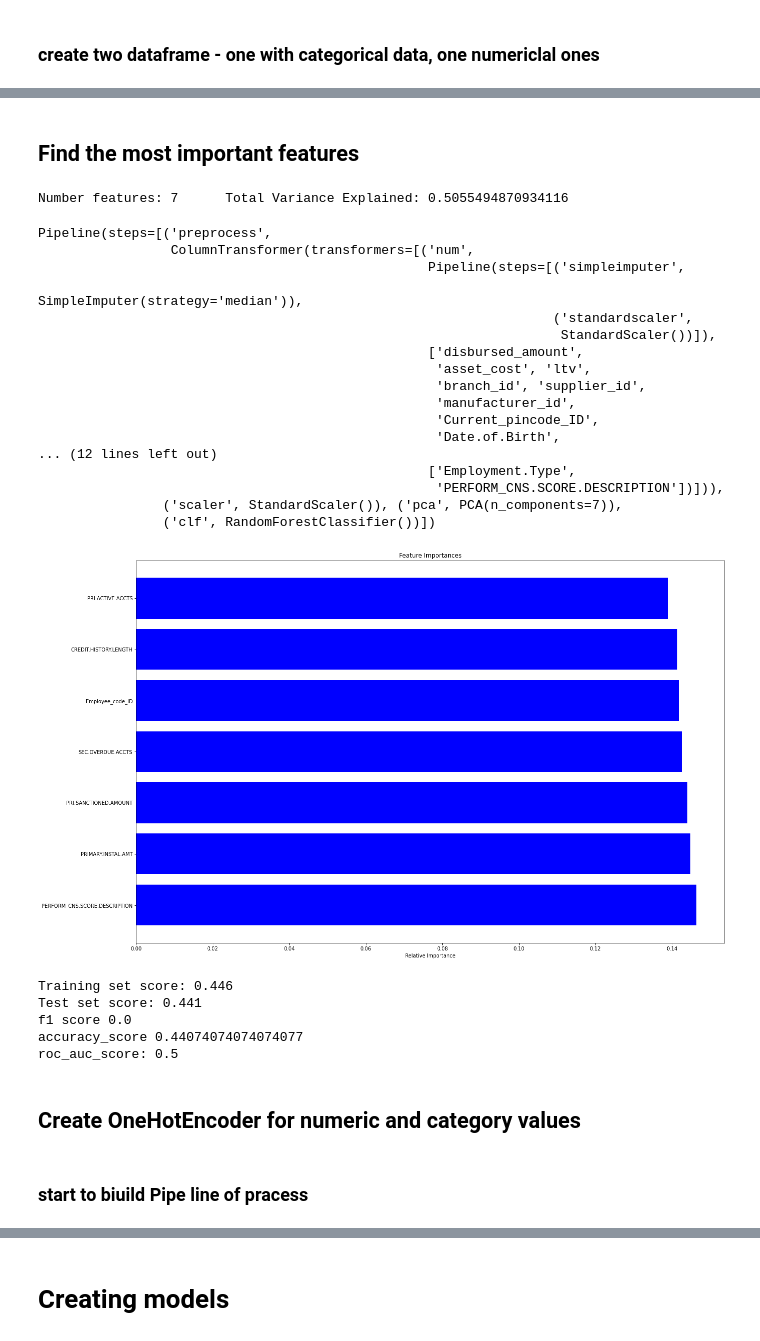
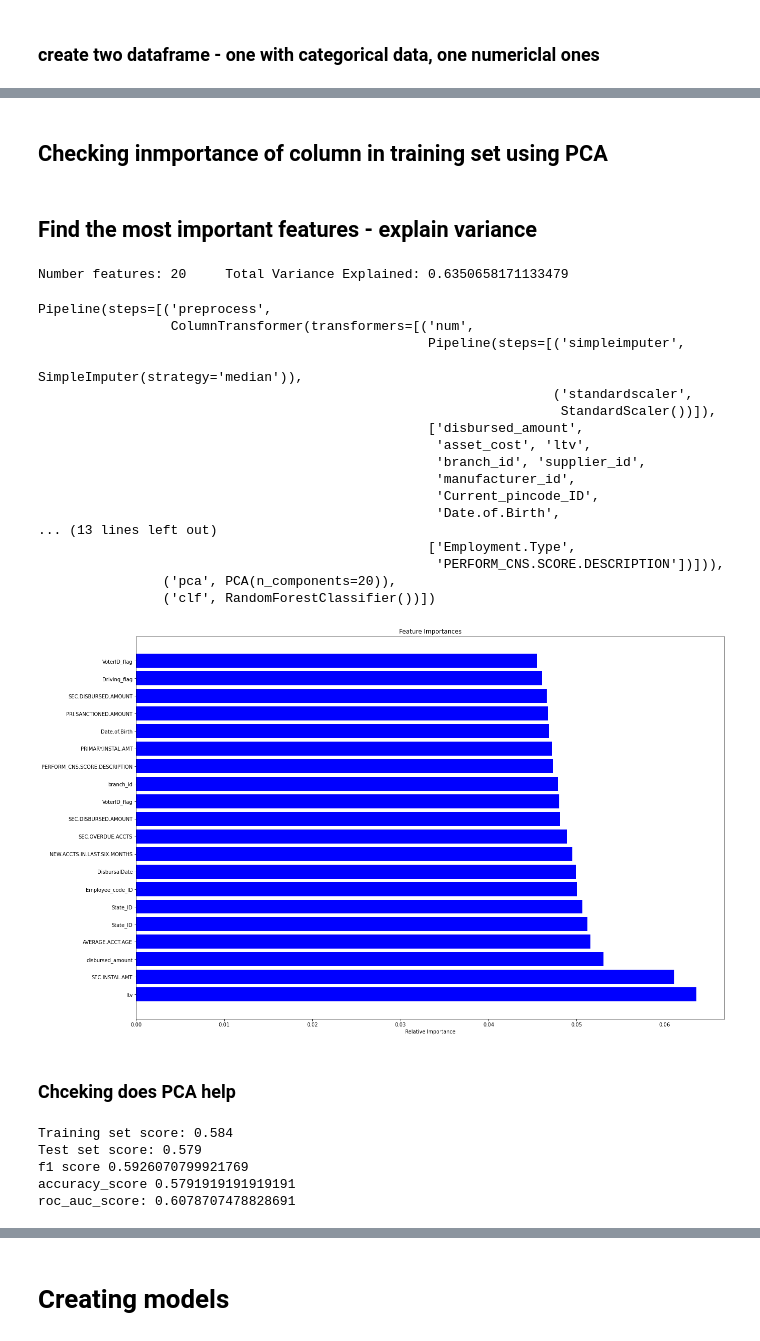
Before and after one commit to adamgie/Churn_project, a Jupyter notebook: projekt-chunrn_analysis_remarks.ipynb, the cells around one changed output, grey strips where cells are left out. Cells and saved outputs as stored; diff of their text form; code cells hidden in the pictures.

```diff
--- a/projekt-chunrn_analysis_remarks.ipynb
+++ b/projekt-chunrn_analysis_remarks.ipynb
@@ -265,5 +280,5 @@ X.shape: (18000, 38) y.shape: (18000,)
 # %%
-X_train, X_test, y_train, y_test = train_test_split(X, y, test_size=0.33, random_state=42)
+X_train, X_test, y_train, y_test = train_test_split(X, y, test_size=0.33, random_state=42,stratify=y)
 
 plt.hist(y_train, alpha=0.5)
 plt.hist(y_test, alpha=0.5)
@@ -380,6 +383,5 @@ X_train_cat=X_train[column_to_cat]
 # %%
-from sklearn.pipeline import make_pipeline
-from sklearn.compose import ColumnTransformer
+
 # first select the numerical and categorical columns
 
 # pipeline for categorical data
@@ -389,11 +391,11 @@ cat_preprocessing = make_pipeline(
     )
 
 # pipeline for numerical data
-num_preprocessing = make_pipeline(SimpleImputer(strategy="median"), aStndardScaler())
+num_preprocessing = make_pipeline(SimpleImputer(strategy="median"), StandardScaler())
 
 # combine both pipeline using a columnTransformer
-preprocessing = ColumnTransformer(
+preprocess_pipeline = ColumnTransformer(
     [("num", num_preprocessing, column_to_num), ("cat", cat_preprocessing, column_to_cat)]
 )
 
-preprocessing
+##preprocessing
@@ -438,28 +456,32 @@ ColumnTransformer(transformers=[('num',
+# %% [markdown]
+## Checking inmportance of column in training set using PCA
 # %% [markdown]
-## Find the most important features
+## Find the most important features - explain variance
 # %%
 
 # make a new pipeline that does everything
 full_pipe = Pipeline(
     [
-        ("preprocess", preprocessing)
+        ("preprocess", preprocess_pipeline)
+
     ]
 )
 
 # measure model performance using cross-validation
+scaler = StandardScaler()
+pca = PCA()
+X_train_proc = full_pipe.fit_transform(X_train)
+X_train_scaler = scaler.fit_transform(X_train_proc)
 
-grid_pca = full_pipe.fit_transform(X_train)
-grid_pca
-X_pca = pca.fit_transform(grid_pca)
+X_pca = pca.fit_transform(X_train_scaler)
 total_explained_variance = pca.explained_variance_ratio_.cumsum()
 n_over_95 = len(total_explained_variance[total_explained_variance >= .95])
 n_to_reach_95 = X_train.shape[1] - n_over_95 + 1
 print("Number features: {}\tTotal Variance Explained: {}".format(n_to_reach_95, total_explained_variance[n_to_reach_95 - 1]))
 # %% [output]
-Number features: 7      Total Variance Explained: 0.5055494870934116
+Number features: 20     Total Variance Explained: 0.6350658171133479
 # %%
-pipe = Pipeline([('preprocess', preprocessing),
- ('scaler', StandardScaler()),
+pipe = Pipeline([('preprocess', preprocess_pipeline),
  ('pca', PCA(n_components=n_to_reach_95)),
  ('clf', RandomForestClassifier())])
 pipe.fit(X_train,y_train)
@@ -476,35 +498,37 @@ Pipeline(steps=[('preprocess',
                                                    'manufacturer_id',
                                                    'Current_pincode_ID',
                                                    'Date.of.Birth',
-... (12 lines left out)
+... (13 lines left out)
                                                   ['Employment.Type',
                                                    'PERFORM_CNS.SCORE.DESCRIPTION'])])),
-                ('scaler', StandardScaler()), ('pca', PCA(n_components=7)),
+                ('pca', PCA(n_components=20)),
                 ('clf', RandomForestClassifier())])
 # %%
-model = pipe.steps[2][1]
+model = pipe.steps[1][1]
 n_pcs= model.components_.shape[0]
 initial_feature_names = X_train.columns
 most_important = [np.abs(model.components_[i]).argmax() for i in     range(n_pcs)]
 most_important_names = [initial_feature_names[most_important[i]] for i in range(n_pcs)]
-zipped_feats = zip(most_important_names, pipe.steps[3][1].feature_importances_)
+zipped_feats = zip(most_important_names, pipe.steps[2][1].feature_importances_)
 zipped_feats = sorted(zipped_feats, key=lambda x: x[1], reverse=True)
 features, importances = zip(*zipped_feats)
-top_features = features[:7]
-top_importances = importances[:7]
+top_features = features[:20]
+top_importances = importances[:20]
 plt.figure(figsize=(21,14))
 plt.title('Feature Importances')
 plt.barh(range(len(top_importances)), top_importances, color='b', align='center')
 plt.yticks(range(len(top_importances)), top_features)
 plt.xlabel('Relative Importance')
 plt.show()
 # %% [output]
-[figure, old version]
+[figure, new version]
+# %% [markdown]
+### Chceking does PCA help
 # %%
-pipe_log = Pipeline([('preprocess', preprocessing),
+pipe_log = Pipeline([('preprocess', preprocess_pipeline),
  ('scaler', StandardScaler()),
  ('pca', PCA(n_components=n_to_reach_95)),
- ('log', LogisticRegression(C=0.001, penalty='l1', solver='liblinear'))])
+ ('log', LogisticRegression(C=1.0, max_iter=10000))])
 
 
 
@@ -519,12 +543,8 @@ print(f'f1 score {metrics.f1_score(y_test , logreg001.predict(X_test))}')
 print(f'accuracy_score {metrics.accuracy_score(y_test , logreg001.predict(X_test))}')
 print("roc_auc_score: {}".format( metrics.roc_auc_score(y_test , logreg001.predict_proba(X_test)[:,1]) ))
 # %% [output]
-Training set score: 0.446
-Test set score: 0.441
-f1 score 0.0
-accuracy_score 0.44074074074074077
-roc_auc_score: 0.5
+Training set score: 0.584
+Test set score: 0.579
+f1 score 0.5926070799921769
+accuracy_score 0.5791919191919191
+roc_auc_score: 0.6078707478828691
-# %% [markdown]
-## Create OneHotEncoder for numeric and category values
-# %% [markdown]
-### start to biuild Pipe line of pracess
```
Also changed, not shown: parts of 92 cells of this notebook.
